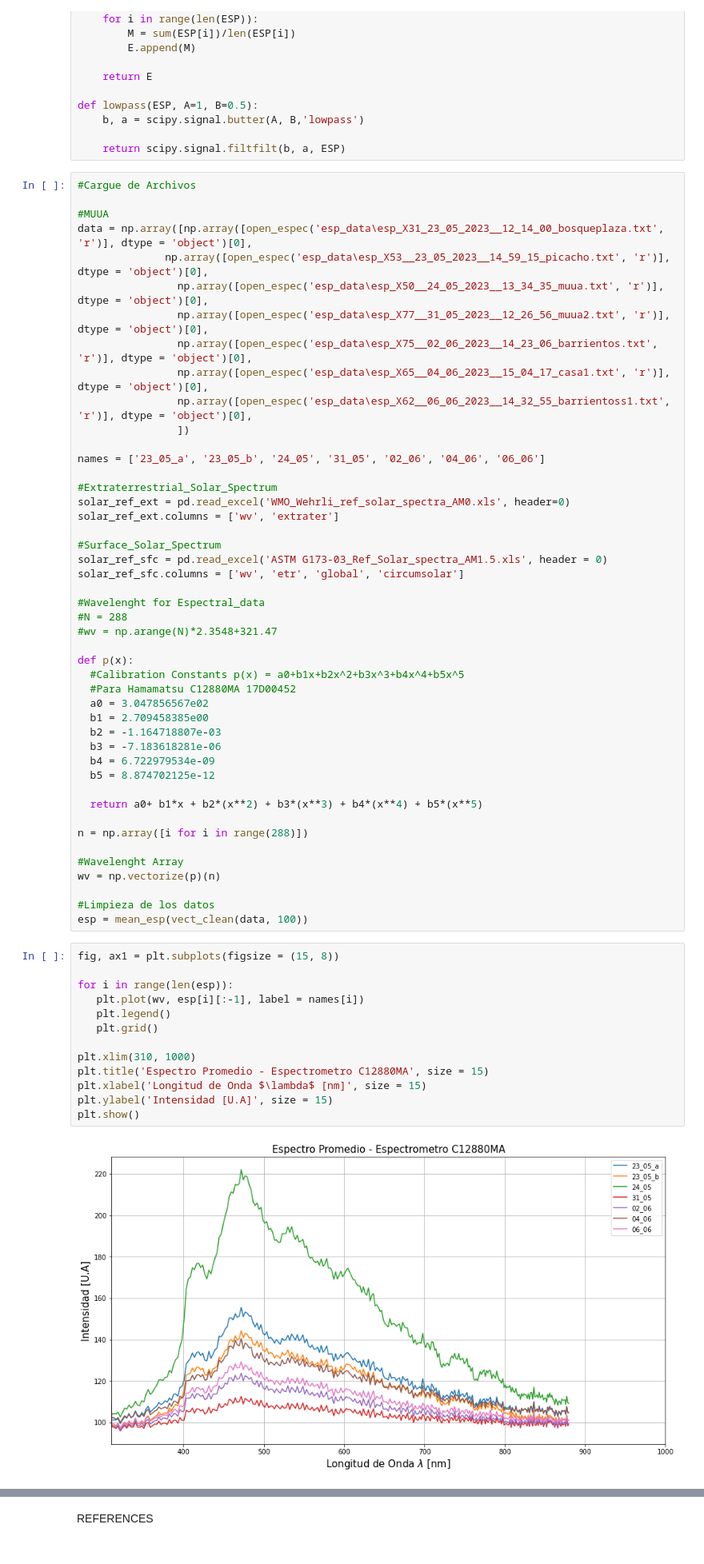
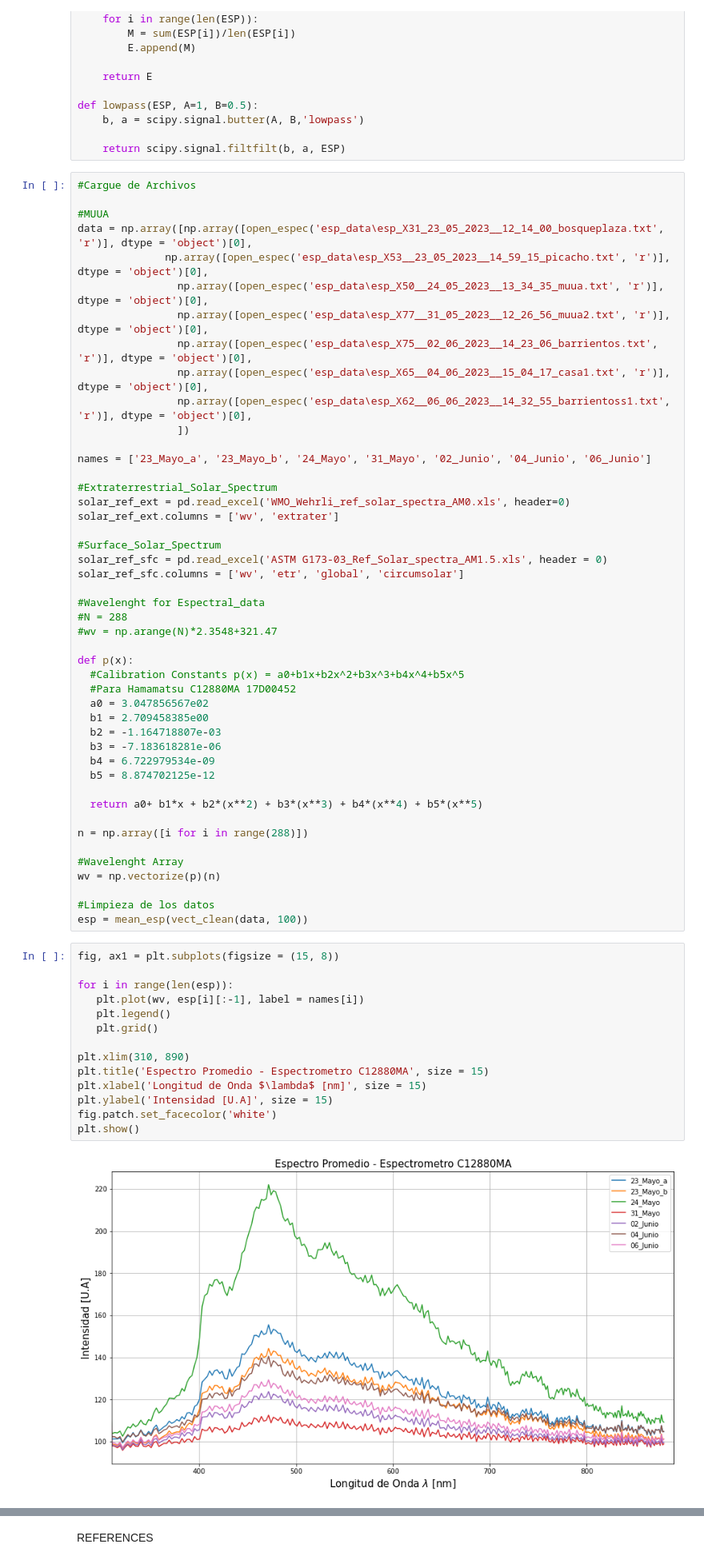
Before and after one commit to jerolg/Fisica_Experimental_IV_2023_1, a Jupyter notebook: PROYECTO_FINAL/data_analysis_notebook.ipynb, the cells around one changed output, grey strips where cells are left out. Shown at 80% size. Cells and saved outputs as stored; diff of their text form.

Commit message:
graph

```diff
--- a/PROYECTO_FINAL/data_analysis_notebook.ipynb
+++ b/PROYECTO_FINAL/data_analysis_notebook.ipynb
@@ -66,7 +66,7 @@ data = np.array([np.array([open_espec('esp_data\esp_X31_23_05_2023__12_14_00_bos
                 np.array([open_espec('esp_data\esp_X62__06_06_2023__14_32_55_barrientoss1.txt', 'r')], dtype = 'object')[0],
                 ])
 
-names = ['23_05_a', '23_05_b', '24_05', '31_05', '02_06', '04_06', '06_06']
+names = ['23_Mayo_a', '23_Mayo_b', '24_Mayo', '31_Mayo', '02_Junio', '04_Junio', '06_Junio']
 
 #Extraterrestrial_Solar_Spectrum
 solar_ref_ext = pd.read_excel('WMO_Wehrli_ref_solar_spectra_AM0.xls', header=0)
@@ -102,18 +102,19 @@ esp = mean_esp(vect_clean(data, 100))
 # %%
 fig, ax1 = plt.subplots(figsize = (15, 8))
 
 for i in range(len(esp)):
    plt.plot(wv, esp[i][:-1], label = names[i])
    plt.legend()
    plt.grid()
 
-plt.xlim(310, 1000)
+plt.xlim(310, 890)
 plt.title('Espectro Promedio - Espectrometro C12880MA', size = 15)
 plt.xlabel('Longitud de Onda $\lambda$ [nm]', size = 15)
 plt.ylabel('Intensidad [U.A]', size = 15)
+fig.patch.set_facecolor('white')
 plt.show()
 # %% [output]
-[figure, old version]
+[figure, new version]
 # %%
 fig = plt.figure(figsize=(16, 10))
 
```
Also changed, not shown: parts of 5 cells of this notebook, 1 other file.
